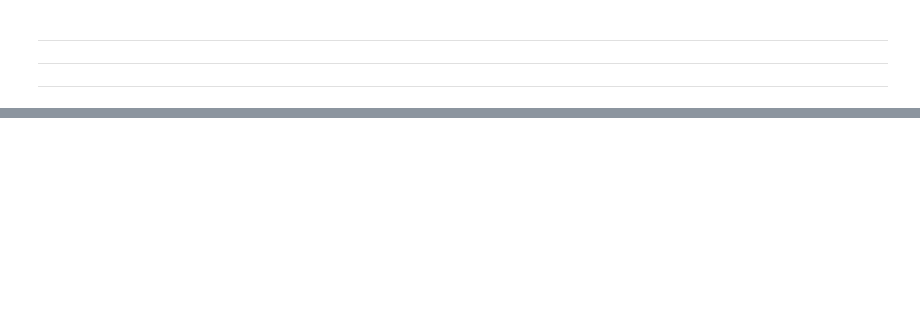
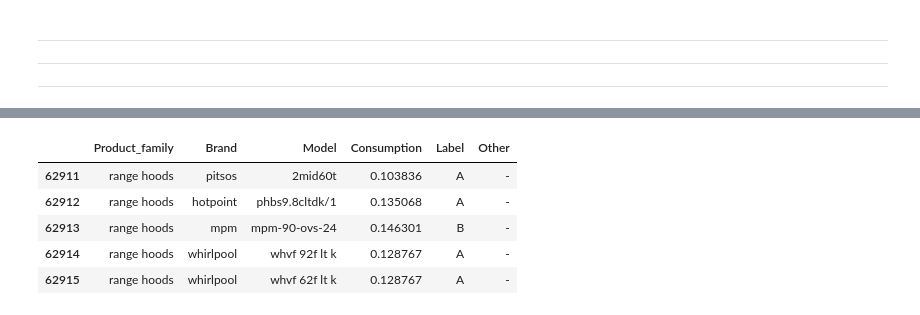
Before and after one commit to laurabarredaagusti/desafio_tripulaciones, a Jupyter notebook: notebooks/data_cleaning/data_all_df_clear_mario.ipynb, the cells around one changed output, grey strips where cells are left out. Cells and saved outputs as stored; diff of their text form; code cells hidden in the pictures; blank space fills up the shorter version.

```diff
--- a/notebooks/data_cleaning/data_all_df_clear_mario.ipynb
+++ b/notebooks/data_cleaning/data_all_df_clear_mario.ipynb
@@ -1062,3 +1148,12 @@ len(df)
+# %%
+df[df['Product_family'] == 'range hoods'].head()
+# %% [output]
+|  | Product_family | Brand | Model | Consumption | Label | Other |
+| 62911 | range hoods | pitsos | 2mid60t | 0.103836 | A | - |
+| 62912 | range hoods | hotpoint | phbs9.8cltdk/1 | 0.135068 | A | - |
+| 62913 | range hoods | mpm | mpm-90-ovs-24 | 0.146301 | B | - |
+| 62914 | range hoods | whirlpool | whvf 92f lt k | 0.128767 | A | - |
+| 62915 | range hoods | whirlpool | whvf 62f lt k | 0.128767 | A | - |
 # %%
 df
 # %% [output]
```
Also changed, not shown: parts of 20 cells of this notebook, 1 other file.
